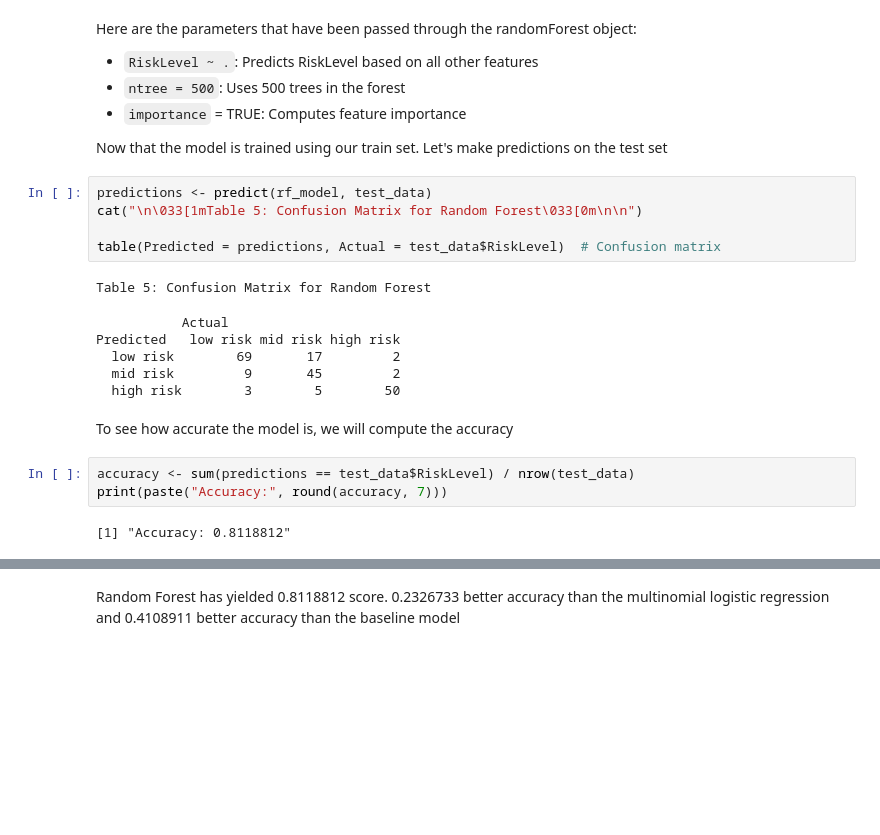
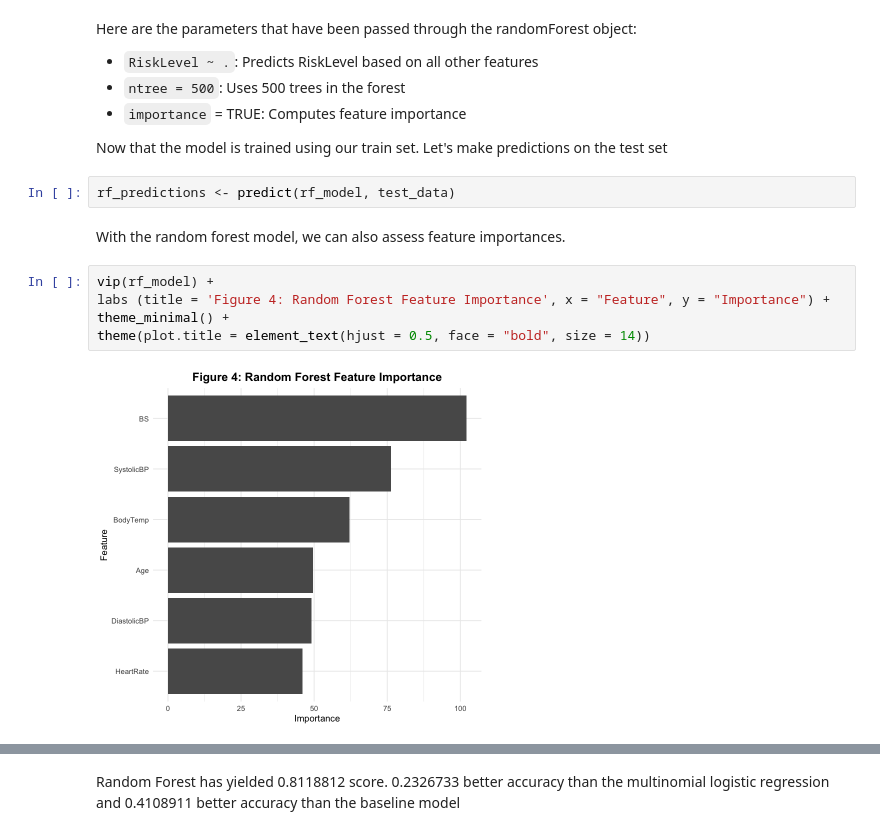
Before and after one commit to DSCI-310-2025/dsci-310-group-03, a Jupyter notebook: data_analysis.ipynb, the cells around one changed output, grey strips where cells are left out. Saved outputs shown, nothing was run; the diff lists cells and outputs as text; blank space fills up the shorter version.

```diff
--- a/data_analysis.ipynb
+++ b/data_analysis.ipynb
@@ -414,22 +388,14 @@ Here are the parameters that have been passed through the randomForest object:
 - `importance` = TRUE: Computes feature importance
 
 Now that the model is trained using our train set. Let's make predictions on the test set
-# %%
-predictions <- predict(rf_model, test_data)
-cat("\n\033[1mTable 5: Confusion Matrix for Random Forest\033[0m\n\n")
-
-table(Predicted = predictions, Actual = test_data$RiskLevel)  # Confusion matrix
-# %% [output]
-Table 5: Confusion Matrix for Random Forest
-           Actual
-Predicted   low risk mid risk high risk
-  low risk        69       17         2
-  mid risk         9       45         2
-  high risk        3        5        50
-# %% [markdown]
-To see how accurate the model is, we will compute the accuracy
-# %%
-accuracy <- sum(predictions == test_data$RiskLevel) / nrow(test_data)
-print(paste("Accuracy:", round(accuracy, 7)))
-# %% [output]
-[1] "Accuracy: 0.8118812"
+# %%
+rf_predictions <- predict(rf_model, test_data)
+# %% [markdown]
+With the random forest model, we can also assess feature importances.
+# %%
+vip(rf_model) +
+labs (title = 'Figure 4: Random Forest Feature Importance', x = "Feature", y = "Importance") +
+theme_minimal() +
+theme(plot.title = element_text(hjust = 0.5, face = "bold", size = 14))
+# %% [output]
+[figure, added]
```
Also changed, not shown: parts of 32 cells of this notebook, 2 other files.
